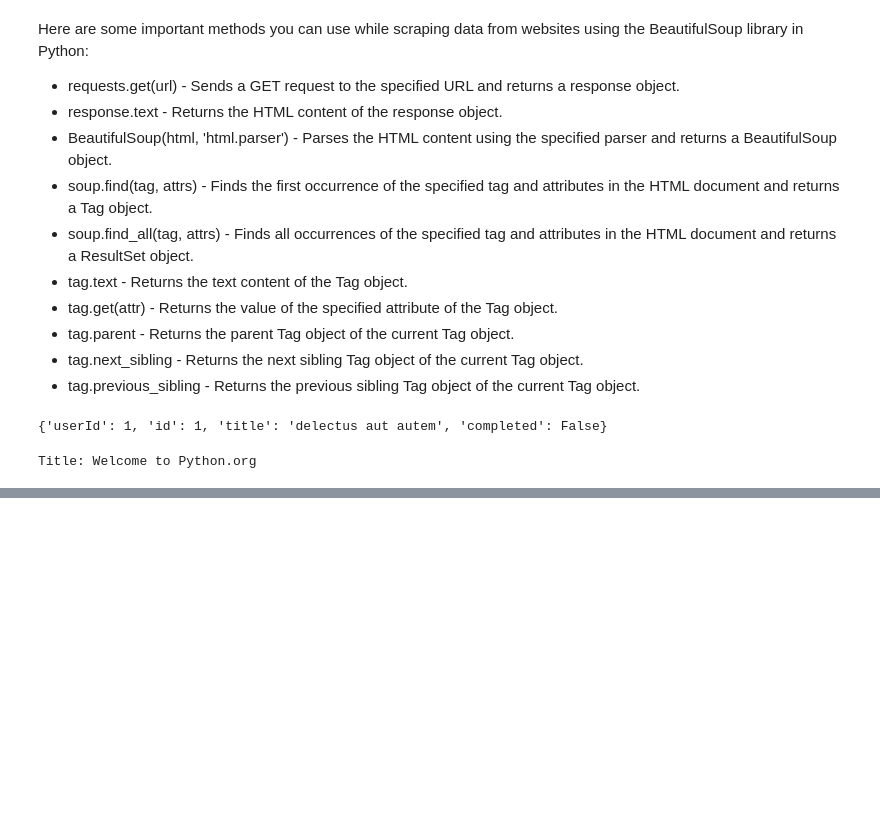
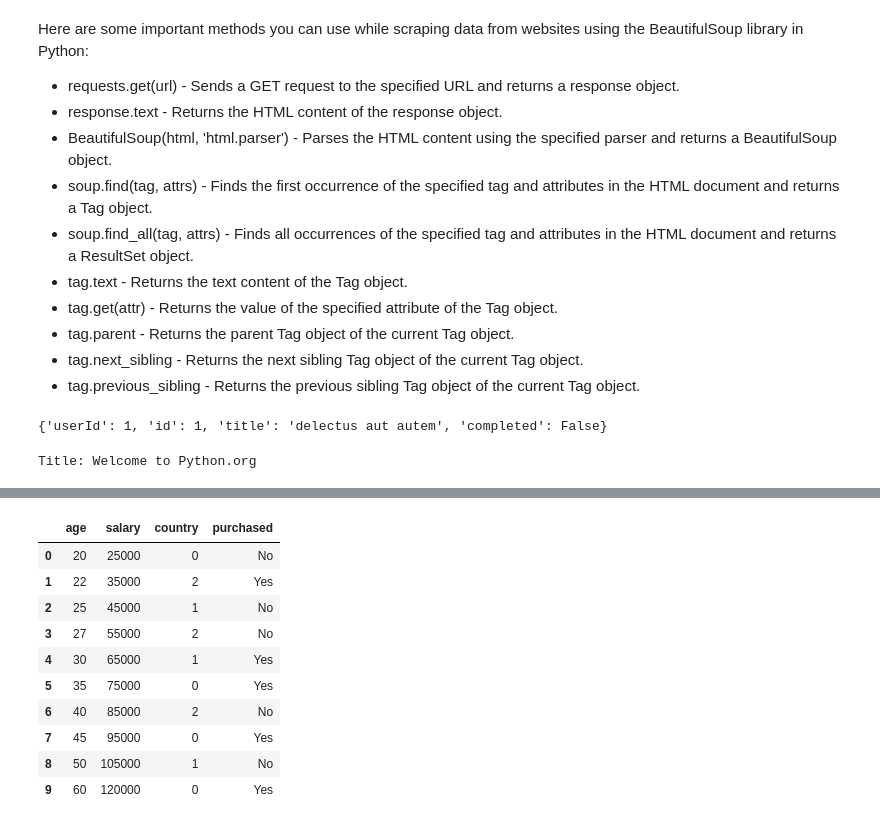
Before and after one commit to Prashantkr57/Python-for-Data-Analyst, a Jupyter notebook: Python_for_Data_Analyst.ipynb, the cells around one changed output, grey strips where cells are left out. Drawn from its saved outputs; the diff is of its cells as text; code cells hidden in the pictures; blank space fills up the shorter version.

```diff
--- a/Python_for_Data_Analyst.ipynb
+++ b/Python_for_Data_Analyst.ipynb
@@ -580,0 +659,20 @@ Title: Welcome to Python.org
+# %%
+# Encoding categorical data
+from sklearn.preprocessing import LabelEncoder, OneHotEncoder
+from sklearn.compose import ColumnTransformer
+
+labelencoder_X = LabelEncoder()
+dataset['country'] = labelencoder_X.fit_transform(dataset['country'])
+dataset
+# %% [output]
+|  | age | salary | country | purchased |
+| 0 | 20 | 25000 | 0 | No |
+| 1 | 22 | 35000 | 2 | Yes |
+| 2 | 25 | 45000 | 1 | No |
+| 3 | 27 | 55000 | 2 | No |
+| 4 | 30 | 65000 | 1 | Yes |
+| 5 | 35 | 75000 | 0 | Yes |
+| 6 | 40 | 85000 | 2 | No |
+| 7 | 45 | 95000 | 0 | Yes |
+| 8 | 50 | 105000 | 1 | No |
+| 9 | 60 | 120000 | 0 | Yes |
```
Also changed, not shown: parts of 7 cells of this notebook.
